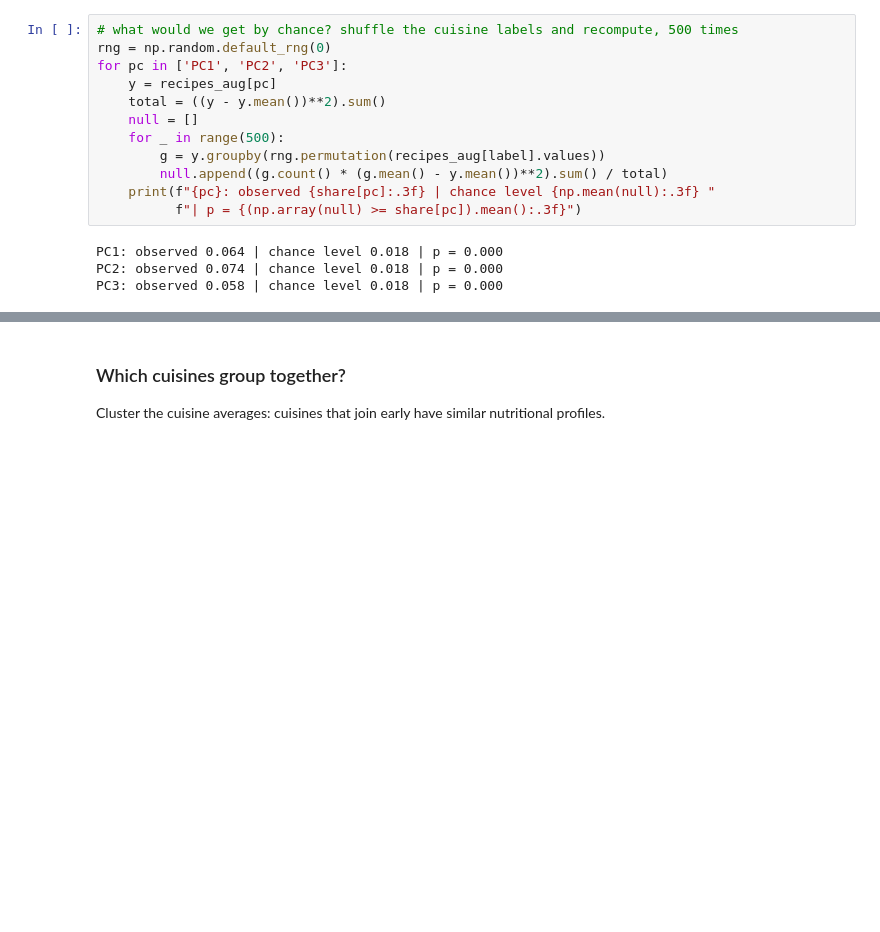
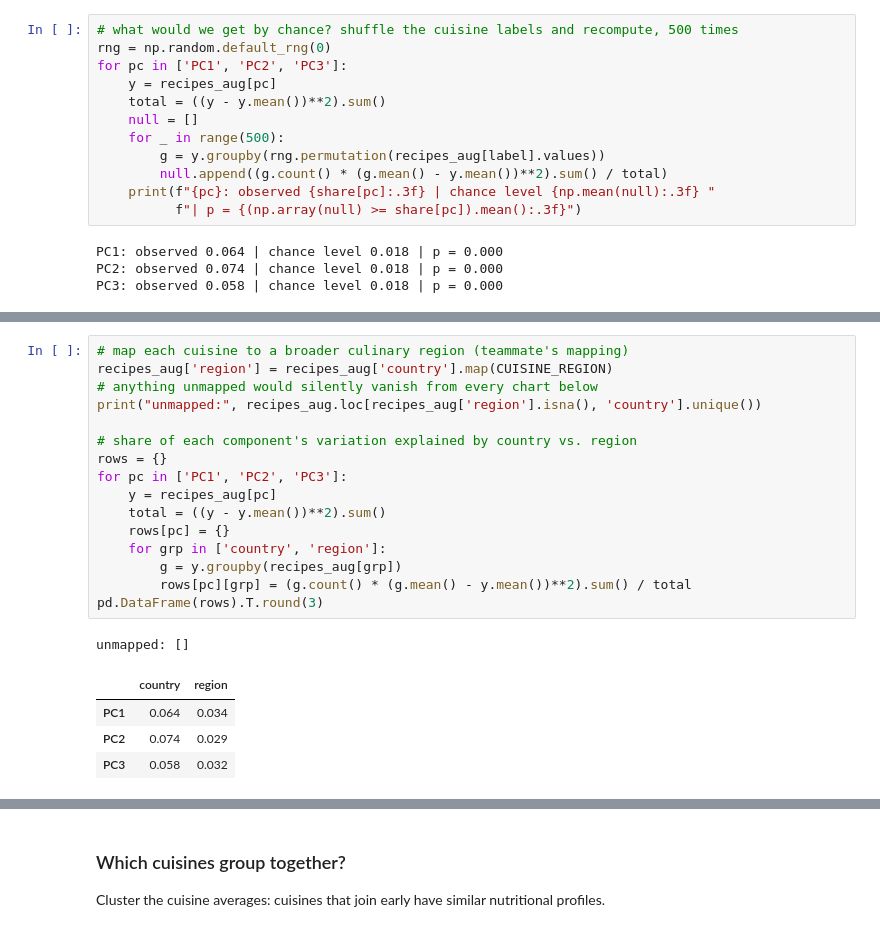
Before and after one commit to jalmendral/BA305-A1-TeamA2, a Jupyter notebook: cuisine_PCA.ipynb, the cells around one changed output, grey strips where cells are left out. Drawn from its saved outputs; the diff is of its cells as text; blank space fills up the shorter version.

```diff
--- a/cuisine_PCA.ipynb
+++ b/cuisine_PCA.ipynb
@@ -372,0 +430,22 @@ PC3: observed 0.058 | chance level 0.018 | p = 0.000
+# %%
+# map each cuisine to a broader culinary region (teammate's mapping)
+recipes_aug['region'] = recipes_aug['country'].map(CUISINE_REGION)
+# anything unmapped would silently vanish from every chart below
+print("unmapped:", recipes_aug.loc[recipes_aug['region'].isna(), 'country'].unique())
+
+# share of each component's variation explained by country vs. region
+rows = {}
+for pc in ['PC1', 'PC2', 'PC3']:
+    y = recipes_aug[pc]
+    total = ((y - y.mean())**2).sum()
+    rows[pc] = {}
+    for grp in ['country', 'region']:
+        g = y.groupby(recipes_aug[grp])
+        rows[pc][grp] = (g.count() * (g.mean() - y.mean())**2).sum() / total
+pd.DataFrame(rows).T.round(3)
+# %% [output]
+unmapped: []
+|  | country | region |
+| PC1 | 0.064 | 0.034 |
+| PC2 | 0.074 | 0.029 |
+| PC3 | 0.058 | 0.032 |
```
Also changed, not shown: parts of 2 cells of this notebook.
